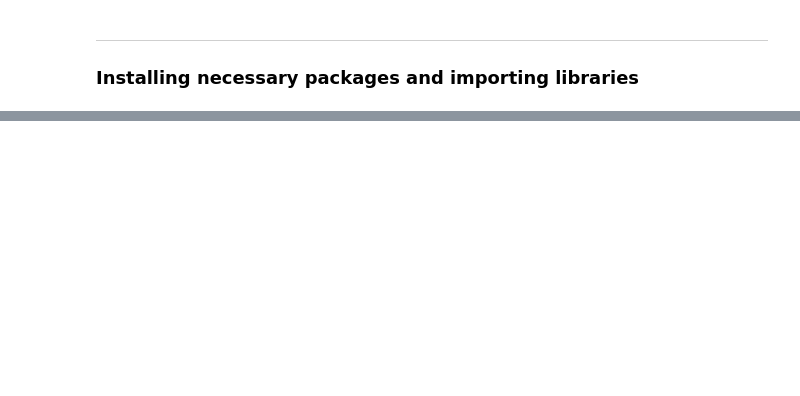
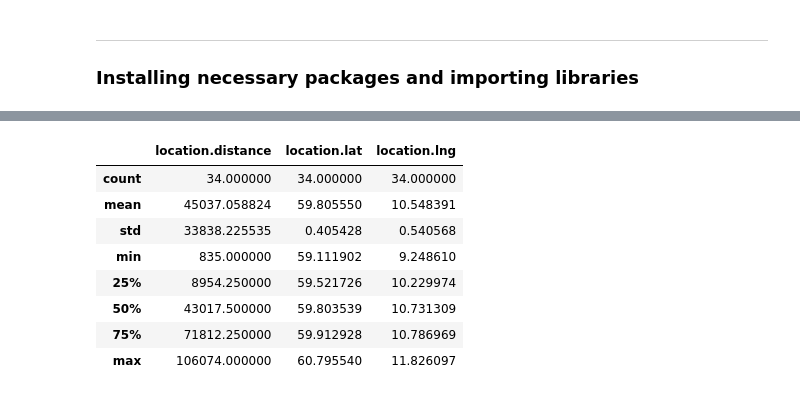
Before and after one commit to duringhof/Coursera_Capstone, a Jupyter notebook: EV_Charger_Capstone.ipynb, the cells around one changed output, grey strips where cells are left out. Cells and saved outputs as stored; diff of their text form; code cells hidden in the pictures; blank space fills up the shorter version.

```diff
--- a/EV_Charger_Capstone.ipynb
+++ b/EV_Charger_Capstone.ipynb
@@ -16,0 +120,12 @@ At the heart of the solution will be the foursquare location category "EV Chargi
+# %%
+dataframe_EVCS_NO.describe()
+# %% [output]
+|  | location.distance | location.lat | location.lng |
+| count | 34.000000 | 34.000000 | 34.000000 |
+| mean | 45037.058824 | 59.805550 | 10.548391 |
+| std | 33838.225535 | 0.405428 | 0.540568 |
+| min | 835.000000 | 59.111902 | 9.248610 |
+| 25% | 8954.250000 | 59.521726 | 10.229974 |
+| 50% | 43017.500000 | 59.803539 | 10.731309 |
+| 75% | 71812.250000 | 59.912928 | 10.786969 |
+| max | 106074.000000 | 60.795540 | 11.826097 |
```
Also changed, not shown: parts of 21 cells of this notebook.
